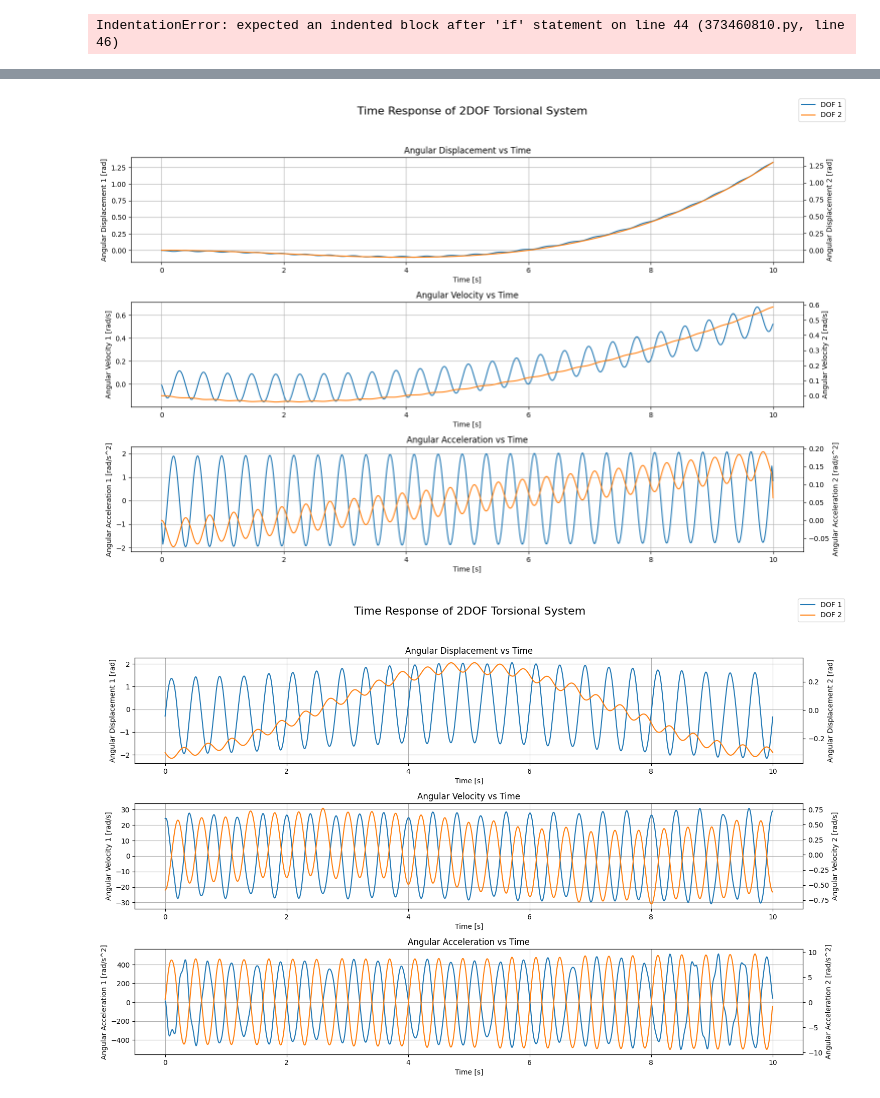
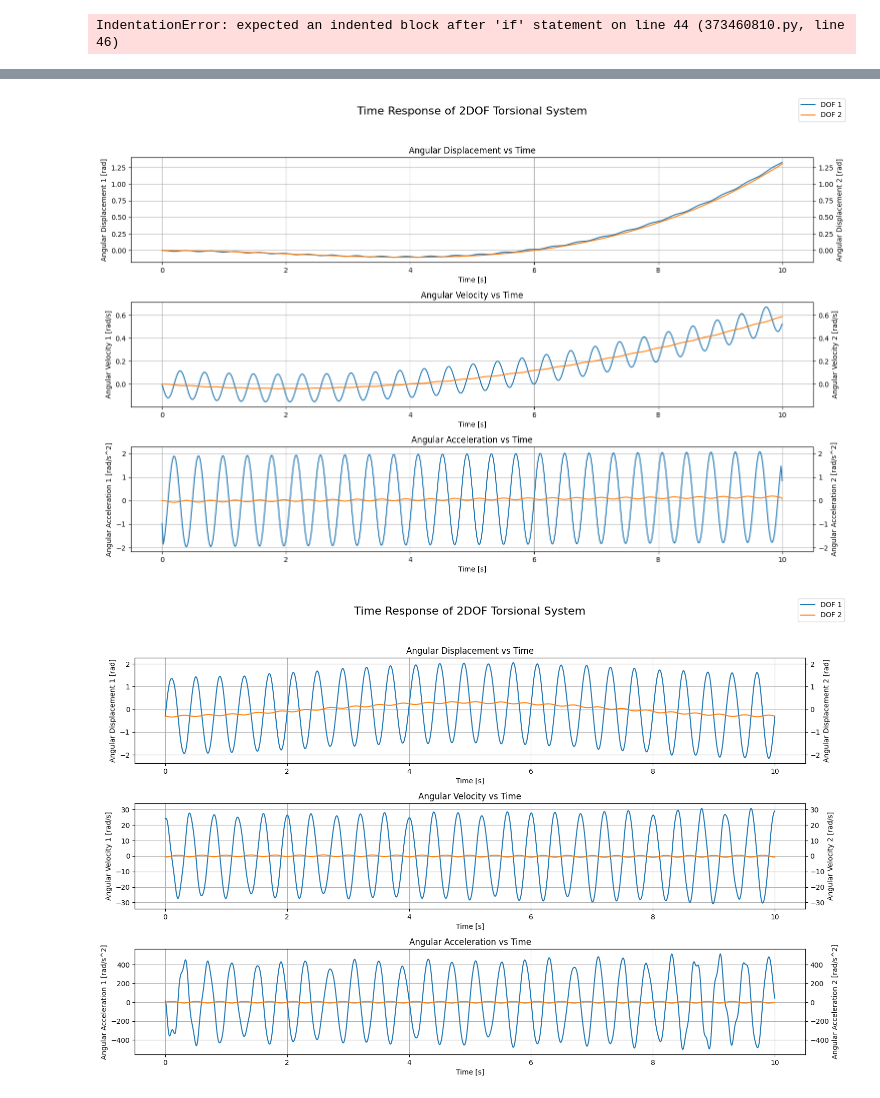
Before and after one commit to Rmhuneineh/my-website, a Jupyter notebook: content/posts/torsional_vibrations_2/01_torVib.ipynb, the cells around one changed output, grey strips where cells are left out. Saved outputs shown, nothing was run; the diff lists cells and outputs as text; code cells hidden in the pictures.

Commit message:
added second modal coordinate and complete solution

```diff
--- a/content/posts/torsional_vibrations_2/01_torVib.ipynb
+++ b/content/posts/torsional_vibrations_2/01_torVib.ipynb
@@ -455,9 +455,9 @@ class TwoDOFTorsionalSystem:
                 # Modal force
                 f_i_1 = phi[0][i] * tau_i
                 # First integral
-                d_q_i_1 = cumulative_trapezoid(f_i_1, t)
+                d_q_i_1 = cumulative_trapezoid(f_i_1, t, initial=0)
                 # Second integral
-                q_i_1_t = cumulative_trapezoid(d_q_i_1, t) / self.Ieq_1
+                q_i_1_t = cumulative_trapezoid(d_q_i_1, t, initial=0) / self.Ieq_1
                 q_1_t = q_1_t + q_i_1_t
                 # TODO: Solve q2 numerically
                 if len(q_2_t) == 0:
@@ -484,6 +484,7 @@ class TwoDOFTorsionalSystem:
                         nj = len(tau_ext[i])-1
                         qP_1_j[j] = coeff / ((nj-j+2) * (nj-j+1)) # Coefficients of the first modal coordinate
                         qP_1_t = qP_1_t + phi[0][i] * qP_1_j[j] * t ** (nj-j+2)
+                    # TODO: Solve q2 analytically for polynomial excitations
                     t_i, qP_2_i = q2.simulate_time_response(load_type=lt, tau_ext=tau_ext[i])
                     qP_2_t = qP_2_t + qP_2_i
                 elif lt == "harmonic":
@@ -505,6 +506,7 @@ class TwoDOFTorsionalSystem:
                         for j, (B_j, omega_j) in enumerate(zip(B_c, omega_c)):
                             qP_1_j[j] = -B_j / omega_j**2
                             qP_1_t = qP_1_t + phi[0][i] * qP_1_j[j] * np.cos(omega_j * t)
+                    # TODO: Solve q2 analytically for harmonic excitations
                     t_i, qP_2_i = q2.simulate_time_response(load_type=lt, tau_ext=tau_ext[i])
                     qP_2_t = qP_2_t + qP_2_i
                 else:
@@ -513,7 +515,7 @@ class TwoDOFTorsionalSystem:
         # Check for any particular solution to calculate the general solution
         if len(qP_1_t) > 0:
             qP_1_t = qP_1_t / self.Ieq_1
-            # General Solution
+            # General Solution - Physical Coordinates
             self.A = np.array([
                 [1, 1, 0, 0, 0, 0, 0, 0],
                 [0, 0, 1, self.omega_n, 0, 0, 0, 0],
@@ -529,11 +531,14 @@ class TwoDOFTorsionalSystem:
             t = np.linspace(0, time_span, 1000)
             theta_1_G = A_1_1 + B_1_1 * t + A_1_2 * np.cos(self.omega_n * t) + B_1_2 * np.sin(self.omega_n * t)
             theta_2_G = A_2_1 + B_2_1 * t + A_2_2 * np.cos(self.omega_n * t) + B_2_2 * np.sin(self.omega_n * t)
+            # Particular Solution - From Modal to Physical Coordinates
             theta_1_P = self.phi_1_1 * qP_1_t + self.phi_1_2 * qP_2_t
             theta_2_P = self.phi_2_1 * qP_1_t + self.phi_2_2 * qP_2_t
+            # Complete Solution
             theta_1 = theta_1_G + theta_1_P
             theta_2 = theta_2_G + theta_2_P
         else:
+            # Complete Solution - From Modal to Physical Coordinates
             theta_1 = self.phi_1_1 * q_1_t + self.phi_1_2 * q_2_t
             theta_2 = self.phi_2_1 * q_1_t + self.phi_2_2 * q_2_t
         return t, theta_1, theta_2
@@ -607,6 +562,12 @@ ax2.plot(t, theta_2, label='DOF 2', color='#ff7f0e')
 axes[0].set_xlabel('Time [s]')
 axes[0].set_ylabel('Angular Displacement 1 [rad]')
 ax2.set_ylabel('Angular Displacement 2 [rad]')
+y1_min, y1_max = axes[0].get_ylim()
+y2_min, y2_max = ax2.get_ylim()
+ymin = min(y1_min, y2_min)
+ymax = max(y1_max, y2_max)
+axes[0].set_ylim(ymin, ymax)
+ax2.set_ylim(ymin, ymax)
 axes[0].set_title('Angular Displacement vs Time')
 axes[0].grid(True)
 
@@ -620,6 +581,12 @@ ax2.plot(t, angular_velocity_2, color='#ff7f0e')
 axes[1].set_xlabel('Time [s]')
 axes[1].set_ylabel('Angular Velocity 1 [rad/s]')
 ax2.set_ylabel('Angular Velocity 2 [rad/s]')
+y1_min, y1_max = axes[1].get_ylim()
+y2_min, y2_max = ax2.get_ylim()
+ymin = min(y1_min, y2_min)
+ymax = max(y1_max, y2_max)
+axes[1].set_ylim(ymin, ymax)
+ax2.set_ylim(ymin, ymax)
 axes[1].set_title('Angular Velocity vs Time')
 axes[1].grid(True)
 
@@ -633,13 +600,19 @@ ax2.plot(t, angular_acceleration_2, color='#ff7f0e')
 axes[2].set_xlabel('Time [s]')
 axes[2].set_ylabel('Angular Acceleration 1 [rad/s^2]')
 ax2.set_ylabel('Angular Acceleration 2 [rad/s^2]')
+y1_min, y1_max = axes[2].get_ylim()
+y2_min, y2_max = ax2.get_ylim()
+ymin = min(y1_min, y2_min)
+ymax = max(y1_max, y2_max)
+axes[2].set_ylim(ymin, ymax)
+ax2.set_ylim(ymin, ymax)
 axes[2].set_title('Angular Acceleration vs Time')
 axes[2].grid(True)
 
 fig.legend()
 plt.tight_layout(rect=[0, 0.03, 1, 0.95])
 # %% [output]
-[figure, old version]
+[figure, new version]
 # %%
 sin_load = {'amplitude': np.linspace(1,2,5), 'frequency': np.linspace(1,4,5)}
 cos_load = {'amplitude': np.linspace(0.4, 1.2,10), 'frequency': np.linspace(8,9, 10)}
@@ -661,36 +634,54 @@ ax2.plot(t, theta_2, label='DOF 2', color='#ff7f0e')
 axes[0].set_xlabel('Time [s]')
 axes[0].set_ylabel('Angular Displacement 1 [rad]')
 ax2.set_ylabel('Angular Displacement 2 [rad]')
+y1_min, y1_max = axes[0].get_ylim()
+y2_min, y2_max = ax2.get_ylim()
+ymin = min(y1_min, y2_min)
+ymax = max(y1_max, y2_max)
+axes[0].set_ylim(ymin, ymax)
+ax2.set_ylim(ymin, ymax)
 axes[0].set_title('Angular Displacement vs Time')
 axes[0].grid(True)
 
 # Angular Velocity vs Time
 angular_velocity_1 = np.gradient(theta_1, t, axis=0)
 angular_velocity_2 = np.gradient(theta_2, t, axis=0)
 
 ax2 = axes[1].twinx()
 axes[1].plot(t, angular_velocity_1)
 ax2.plot(t, angular_velocity_2, color='#ff7f0e')
 axes[1].set_xlabel('Time [s]')
 axes[1].set_ylabel('Angular Velocity 1 [rad/s]')
 ax2.set_ylabel('Angular Velocity 2 [rad/s]')
+y1_min, y1_max = axes[1].get_ylim()
+y2_min, y2_max = ax2.get_ylim()
+ymin = min(y1_min, y2_min)
+ymax = max(y1_max, y2_max)
+axes[1].set_ylim(ymin, ymax)
+ax2.set_ylim(ymin, ymax)
 axes[1].set_title('Angular Velocity vs Time')
 axes[1].grid(True)
 
 # Angular Acceleration vs Time
 angular_acceleration_1 = np.gradient(angular_velocity_1, t, axis=0)
 angular_acceleration_2 = np.gradient(angular_velocity_2, t, axis=0)
 
 ax2 = axes[2].twinx()
 axes[2].plot(t, angular_acceleration_1)
 ax2.plot(t, angular_acceleration_2, color='#ff7f0e')
 axes[2].set_xlabel('Time [s]')
 axes[2].set_ylabel('Angular Acceleration 1 [rad/s^2]')
 ax2.set_ylabel('Angular Acceleration 2 [rad/s^2]')
+y1_min, y1_max = axes[2].get_ylim()
+y2_min, y2_max = ax2.get_ylim()
+ymin = min(y1_min, y2_min)
+ymax = max(y1_max, y2_max)
+axes[2].set_ylim(ymin, ymax)
+ax2.set_ylim(ymin, ymax)
 axes[2].set_title('Angular Acceleration vs Time')
 axes[2].grid(True)
 
 fig.legend()
 plt.tight_layout(rect=[0, 0.03, 1, 0.95])
 # %% [output]
-[figure, old version]
+[figure, new version]
```
Also changed, not shown: parts of 6 cells of this notebook, 1 other file.
